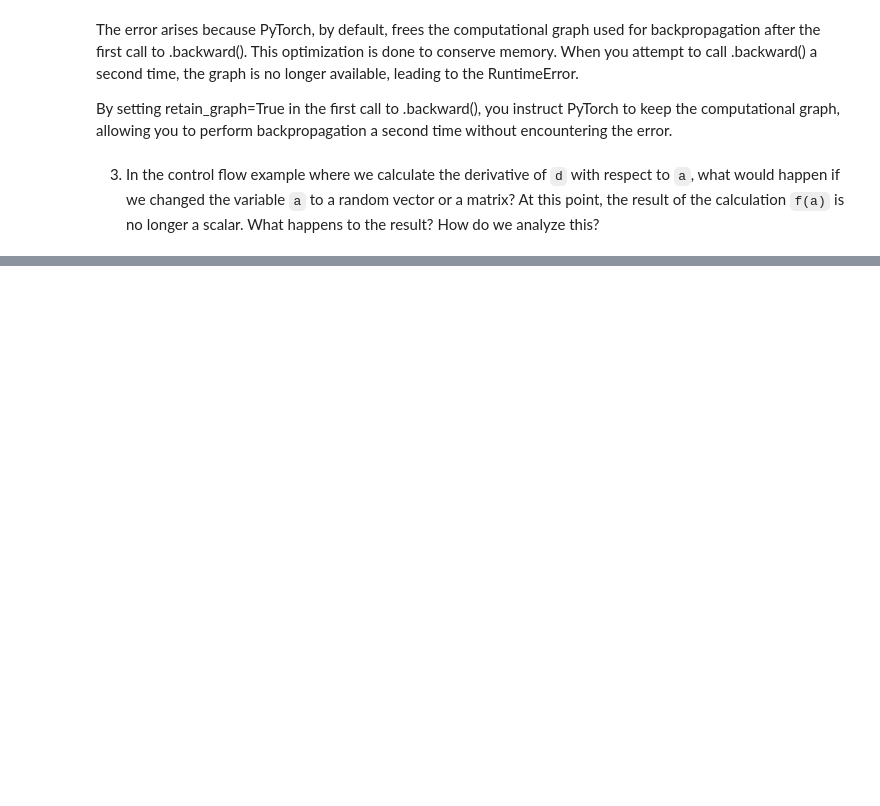
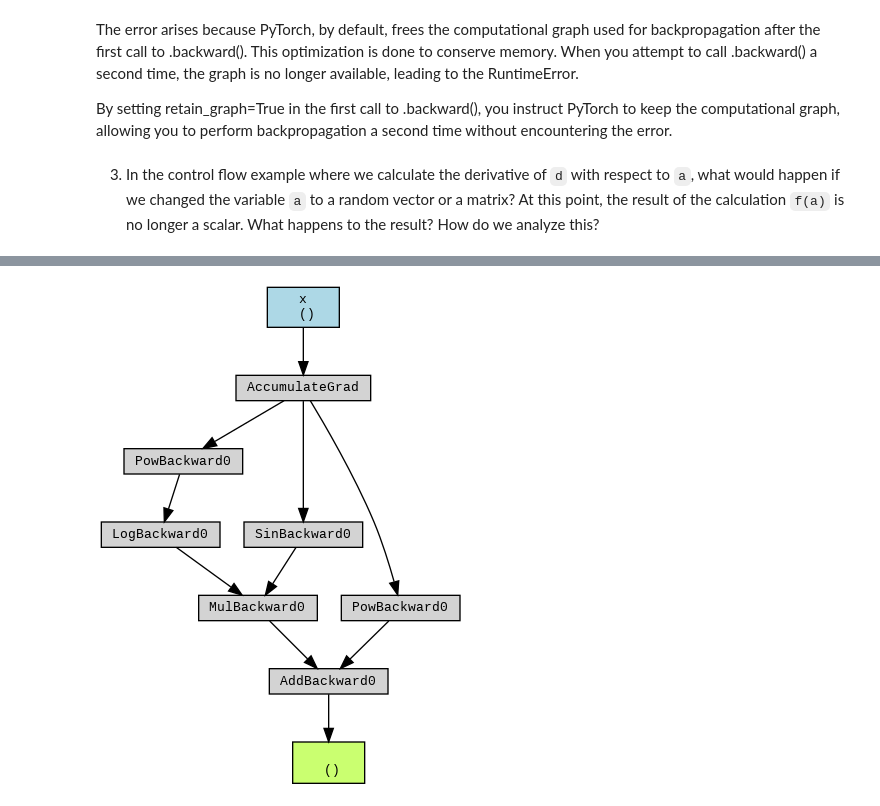
Before and after one commit to JuanAndresRodriguez/diveIntoDeepLearningBookNotebooks, a Jupyter notebook: chapter_preliminaries/autograd.ipynb, the cells around one changed output, grey strips where cells are left out. Cells and saved outputs as stored; diff of their text form; code cells hidden in the pictures; blank space fills up the shorter version.

```diff
--- a/chapter_preliminaries/autograd.ipynb
+++ b/chapter_preliminaries/autograd.ipynb
@@ -398,0 +457,25 @@ Gradient of a: tensor([1024., 1024., 1024.])
+# %%
+from torchviz import make_dot
+
+# Define the function f(x) = (log(x^2) * sin(x)) + x^-1
+def f(x):
+    return (torch.log(x**2) * torch.sin(x)) + x**-1
+
+# Create a tensor with requires_grad=True to track operations
+x = torch.tensor(2.0, requires_grad=True)  # Example input
+
+# Compute the function
+output = f(x)
+
+# Use torchviz to visualize the computation graph
+dot = make_dot(output, params={"x": x})
+
+# Render and display the graph
+dot.format = 'png'
+dot.render('computation_graph')
+
+# Display the graph
+from IPython.display import Image
+Image('computation_graph.png')
+# %% [output]
+[figure, added]
```
Also changed, not shown: parts of 7 cells of this notebook.
